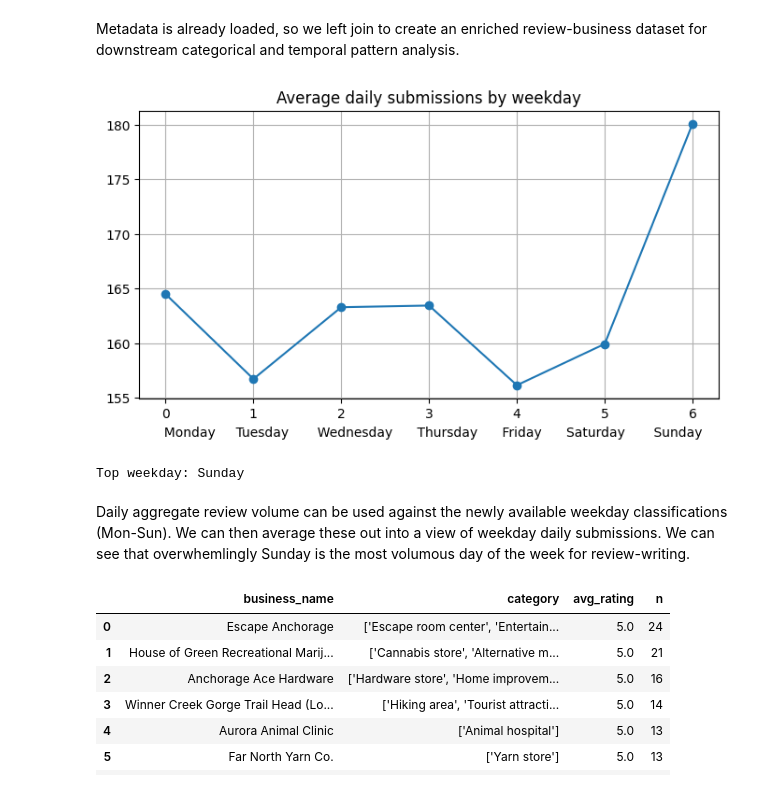
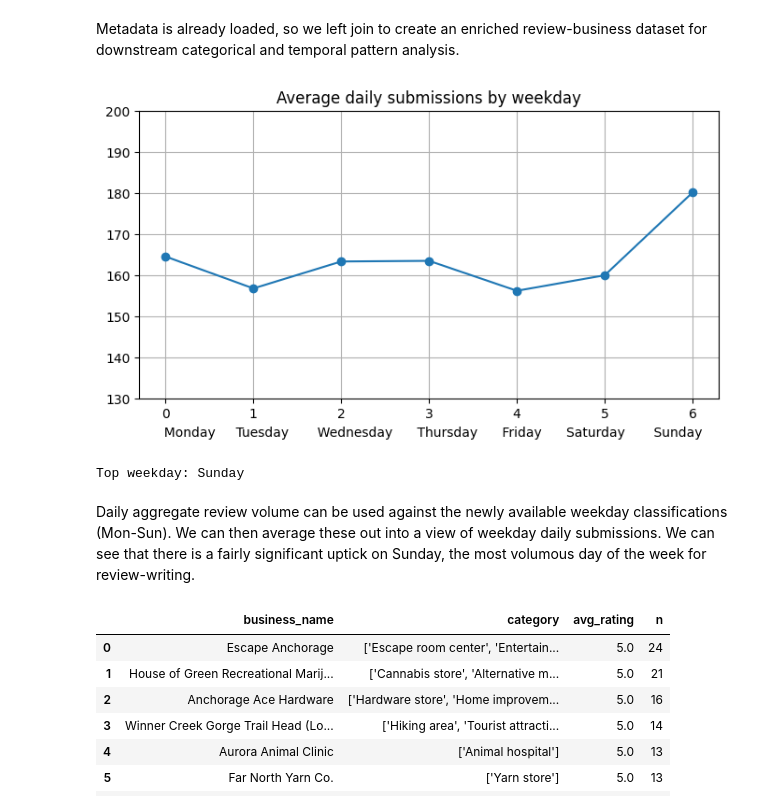
Before and after one commit to Lolretrorat/SIT742-Modern-Data-Science, a Jupyter notebook: Assignment 2/SIT742Assignment2.ipynb, the cells around one changed output. Cells and saved outputs as stored; diff of their text form; code cells hidden in the pictures.

```diff
--- a/Assignment 2/SIT742Assignment2.ipynb
+++ b/Assignment 2/SIT742Assignment2.ipynb
@@ -175,22 +182,23 @@ Metadata is already loaded, so we left join to create an enriched review-busines
 # %%
 df_day = df.copy()
 day_counts = df_day.groupby(df_day["newtime"].dt.date).size().rename("count").to_frame()
 labels = ["Monday","Tuesday","Wednesday","Thursday","Friday","Saturday","Sunday"]
 day_counts["weekday_idx"] = pd.to_datetime(day_counts.index).weekday
 avg_by_wd = day_counts.groupby("weekday_idx")["count"].mean()
 plt.figure(figsize=(8,4))
 avg_by_wd.plot(marker="o")
 plt.title("Average daily submissions by weekday")
 plt.xlabel("  Monday     Tuesday       Wednesday      Thursday      Friday      Saturday       Sunday")
+plt.ylim(130, 200)
 plt.grid(True)
 plt.show()
 top_weekday = labels[int(avg_by_wd.idxmax())]
 print("Top weekday:", top_weekday)
 # %% [output]
-[figure, old version]
+[figure, new version]
 Top weekday: Sunday
 # %% [markdown]
-Daily aggregate review volume can be used against the newly available weekday classifications (Mon-Sun). We can then average these out into a view of weekday daily submissions. We can see that overwhemlingly Sunday is the most volumous day of the week for review-writing.
+Daily aggregate review volume can be used against the newly available weekday classifications (Mon-Sun). We can then average these out into a view of weekday daily submissions. We can see that there is a fairly significant uptick on Sunday, the most volumous day of the week for review-writing.
 # %%
 wk = top_weekday
 wk_df = joined_sdf.where(F.date_format(F.col("newtime"), "EEEE") == wk)
```
Also changed, not shown: parts of 27 cells of this notebook.
